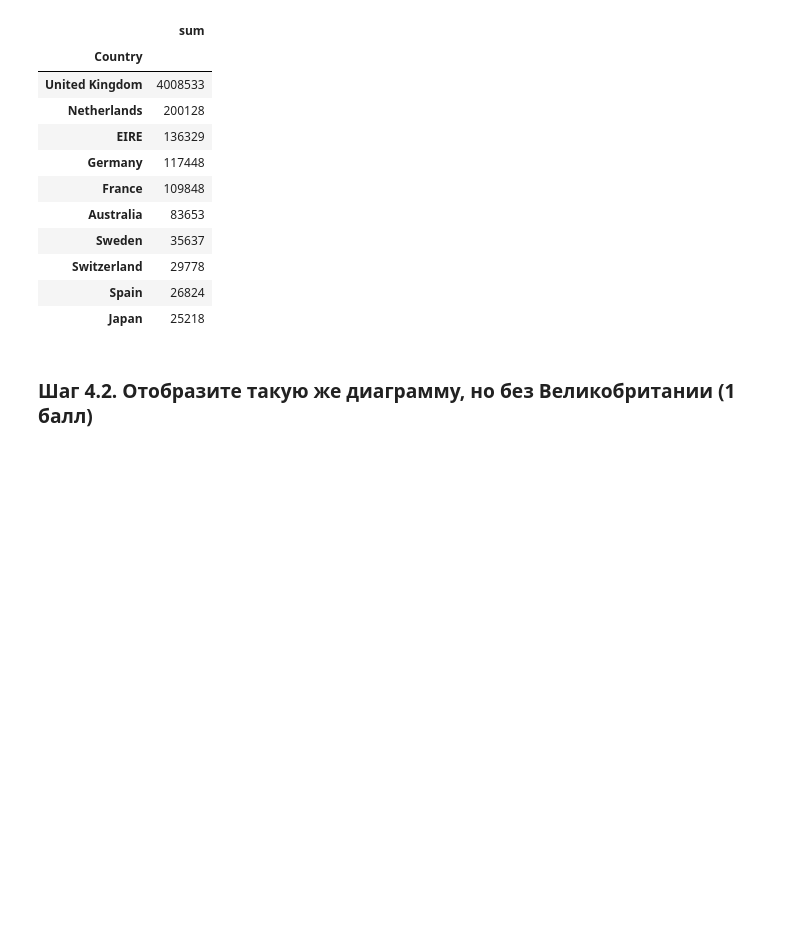
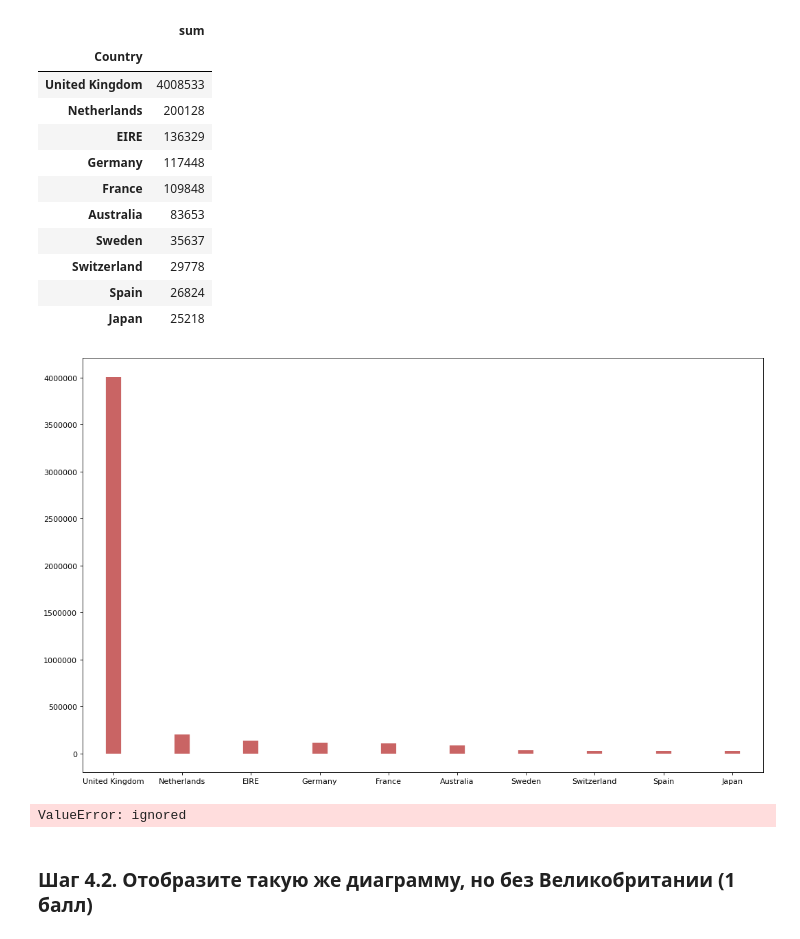
Before and after one commit to theysee/sberbank_reboot, a Jupyter notebook: Промежуточное_тестирование_Творческое_задание_Сергей_Артеев.ipynb, the cells around one changed output. Saved outputs shown, nothing was run; the diff lists cells and outputs as text; code cells hidden in the pictures; blank space fills up the shorter version.

```diff
--- a/Промежуточное_тестирование_Творческое_задание_Сергей_Артеев.ipynb
+++ b/Промежуточное_тестирование_Творческое_задание_Сергей_Артеев.ipynb
@@ -89,7 +91,10 @@ memory usage: 27.9+ MB
 # %% [markdown]
 ### Шаг 4.1. Отобразите столбчатую диаграмму с 10-ю странами в которых произошло наибольшее количество продаж в терминах количества (Quantity) (5 баллов)
 # %%
-data.groupby(['Country'])['Quantity'].agg(['sum']).sort_values(by='sum', ascending=False).head(10)
+# Найдём этот десяток стран и запишем в новый DF.
+sales_quantity = data.groupby(['Country'])['Quantity'].agg(['sum']).sort_values(by='sum', ascending=False).head(10)
+sales_quantity
+# Видим, что одна страна выбивается из общей массы.
 # %% [output]
 |  | sum |
 | Country |  |
@@ -103,6 +108,21 @@ data.groupby(['Country'])['Quantity'].agg(['sum']).sort_values(by='sum', ascendi
 | Switzerland | 29778 |
 | Spain | 26824 |
 | Japan | 25218 |
+# %%
+# Реализация Matplotlib.
+
+sales_quantity.reset_index(inplace=True)
+fig, ax = plt.subplots(figsize=(16,10), facecolor='white', dpi= 80)
+ax.vlines(x=sales_quantity['Country'], ymin=0, ymax=sales_quantity['sum'], color='firebrick', alpha=0.7, linewidth=20)
+plt.show()
+# %% [output]
+[figure, added]
+# %%
+# Реализация plotly. Библиотека бесплатная, при работа в оффлайне.
+fig = px.bar(sales_quantity, x='Country', y='sum')
+fig.show()
+# %% [output]
+ValueError: ignored
 # %% [markdown]
 ### Шаг 4.2. Отобразите такую же диаграмму, но без Великобритании (1 балл)
 # %%
```
Also changed, not shown: parts of 1 cell of this notebook.
